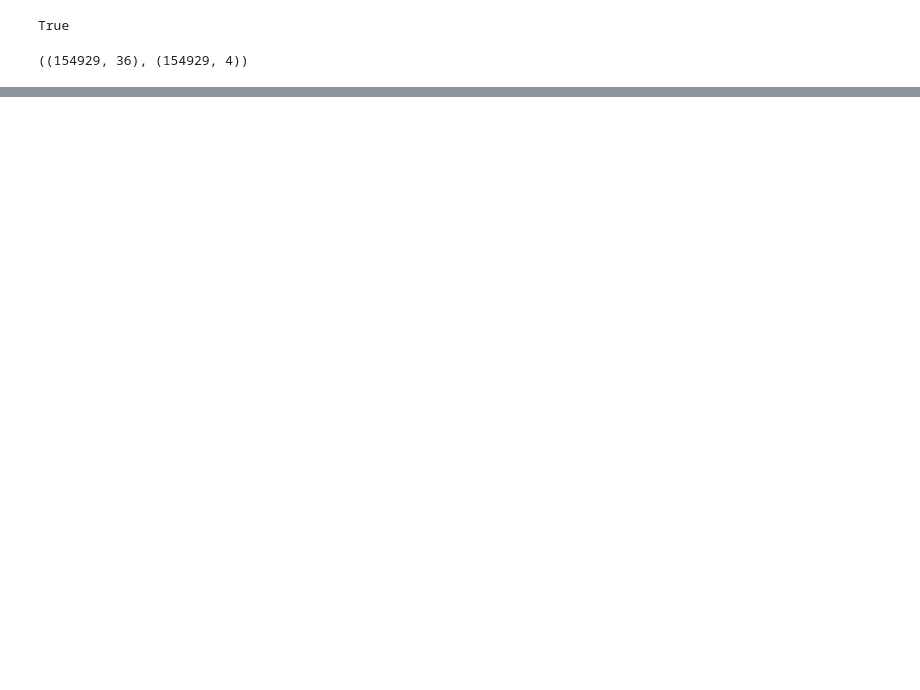
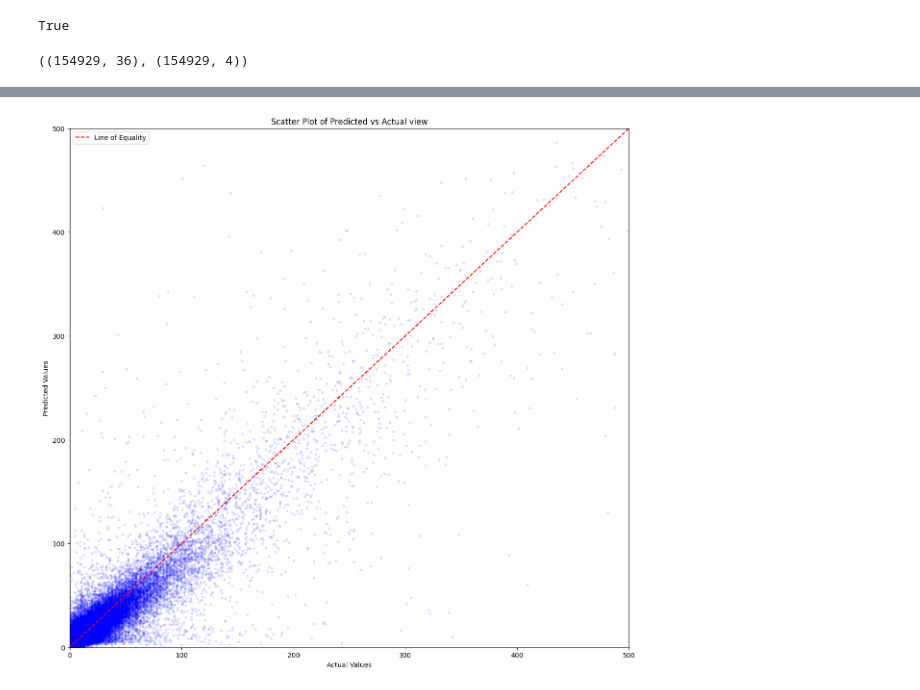
Before and after one commit to catan271/datn, a Jupyter notebook: training/02a-test.ipynb, the cells around one changed output, grey strips where cells are left out. Drawn from its saved outputs; the diff is of its cells as text; code cells hidden in the pictures; blank space fills up the shorter version.

```diff
--- a/training/02a-test.ipynb
+++ b/training/02a-test.ipynb
@@ -33,3 +33,13 @@ X_test, y_test = df_to_X_y(df_test)
 X_test.shape, y_test.shape
 # %% [output]
 ((154929, 36), (154929, 4))
+# %%
+from keras.models import load_model
+
+from training.utils import plot_accuracy
+
+
+model_view = load_model('../model/saved/w-view.keras')
+p_view = model_view.predict(X_test)
+plot_accuracy(p_view[:, 0], y_test[:, 0], "view", (0, 500))
+# %% [output]
@@ -35,0 +47 @@ X_test.shape, y_test.shape
+[figure, added]
```
Also changed, not shown: parts of 5 cells of this notebook, 23 other files.
